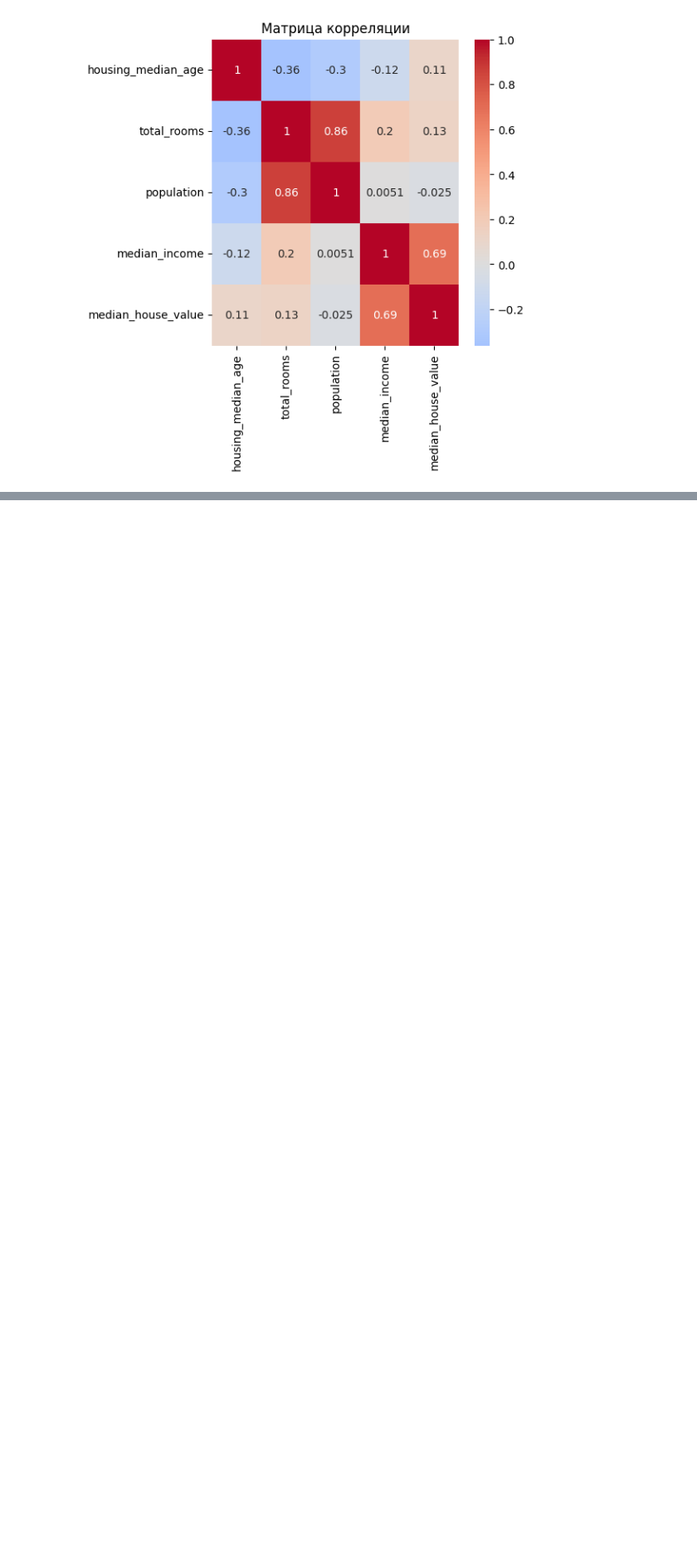
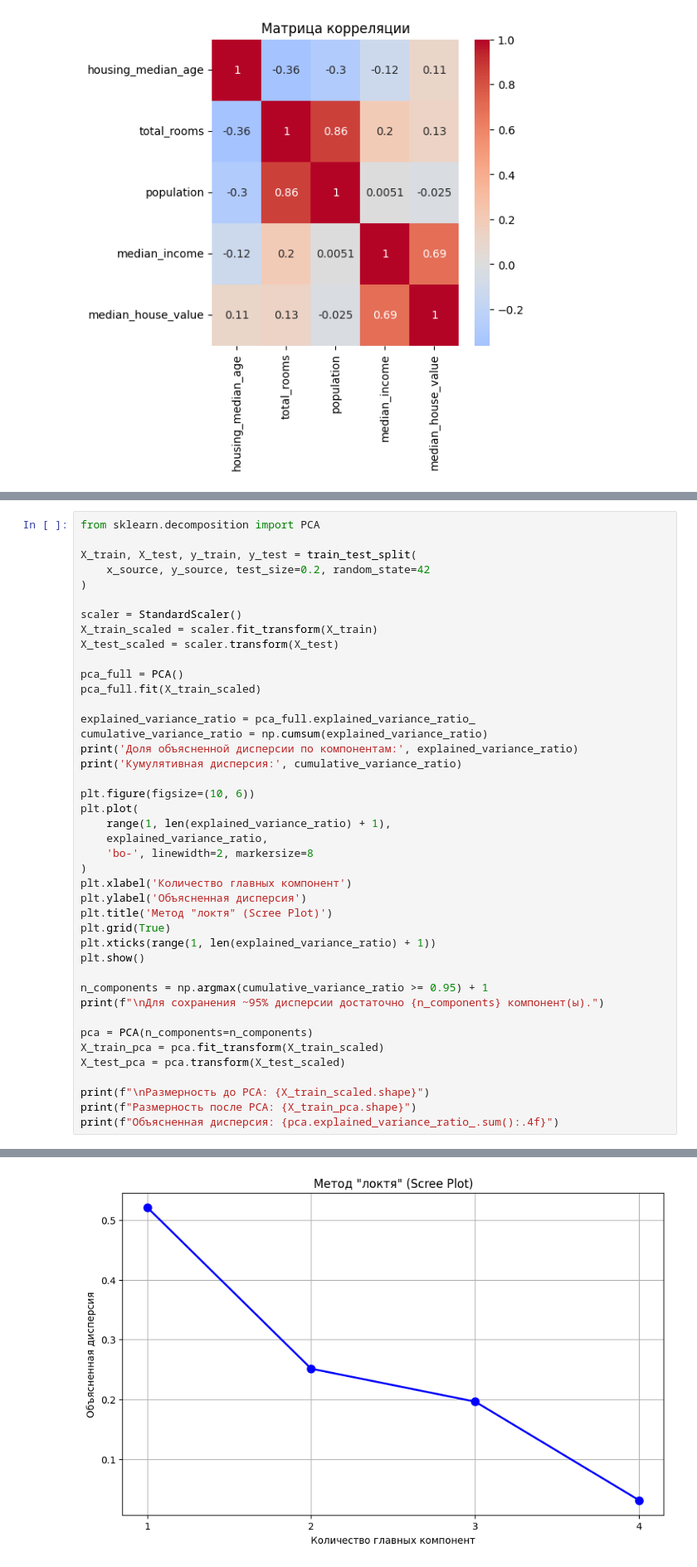
Before and after one commit to StilaYN/ML, a Jupyter notebook: lab1/lab1.ipynb, the cells around one changed output, grey strips where cells are left out. Shown: that part at 83% size. Saved outputs shown, nothing was run; the diff lists cells and outputs as text; blank space fills up the shorter version.

```diff
--- a/lab1/lab1.ipynb
+++ b/lab1/lab1.ipynb
@@ -232,0 +462,43 @@ plt.show()
+# %%
+from sklearn.decomposition import PCA
+
+X_train, X_test, y_train, y_test = train_test_split(
+    x_source, y_source, test_size=0.2, random_state=42
+)
+
+scaler = StandardScaler()
+X_train_scaled = scaler.fit_transform(X_train)
+X_test_scaled = scaler.transform(X_test)
+
+pca_full = PCA()
+pca_full.fit(X_train_scaled)
+
+explained_variance_ratio = pca_full.explained_variance_ratio_
+cumulative_variance_ratio = np.cumsum(explained_variance_ratio)
+print('Доля объясненной дисперсии по компонентам:', explained_variance_ratio)
+print('Кумулятивная дисперсия:', cumulative_variance_ratio)
+
+plt.figure(figsize=(10, 6))
+plt.plot(
+    range(1, len(explained_variance_ratio) + 1),
+    explained_variance_ratio,
+    'bo-', linewidth=2, markersize=8
+)
+plt.xlabel('Количество главных компонент')
+plt.ylabel('Объясненная дисперсия')
+plt.title('Метод "локтя" (Scree Plot)')
+plt.grid(True)
+plt.xticks(range(1, len(explained_variance_ratio) + 1))
+plt.show()
+
+n_components = np.argmax(cumulative_variance_ratio >= 0.95) + 1
+print(f"\nДля сохранения ~95% дисперсии достаточно {n_components} компонент(ы).")
+
+pca = PCA(n_components=n_components)
+X_train_pca = pca.fit_transform(X_train_scaled)
+X_test_pca = pca.transform(X_test_scaled)
+
+print(f"\nРазмерность до PCA: {X_train_scaled.shape}")
+print(f"Размерность после PCA: {X_train_pca.shape}")
+print(f"Объясненная дисперсия: {pca.explained_variance_ratio_.sum():.4f}")
+# %% [output]
@@ -232,0 +507 @@ plt.show()
+[figure, added]
```
Also changed, not shown: parts of 31 cells of this notebook, 7 other files.
